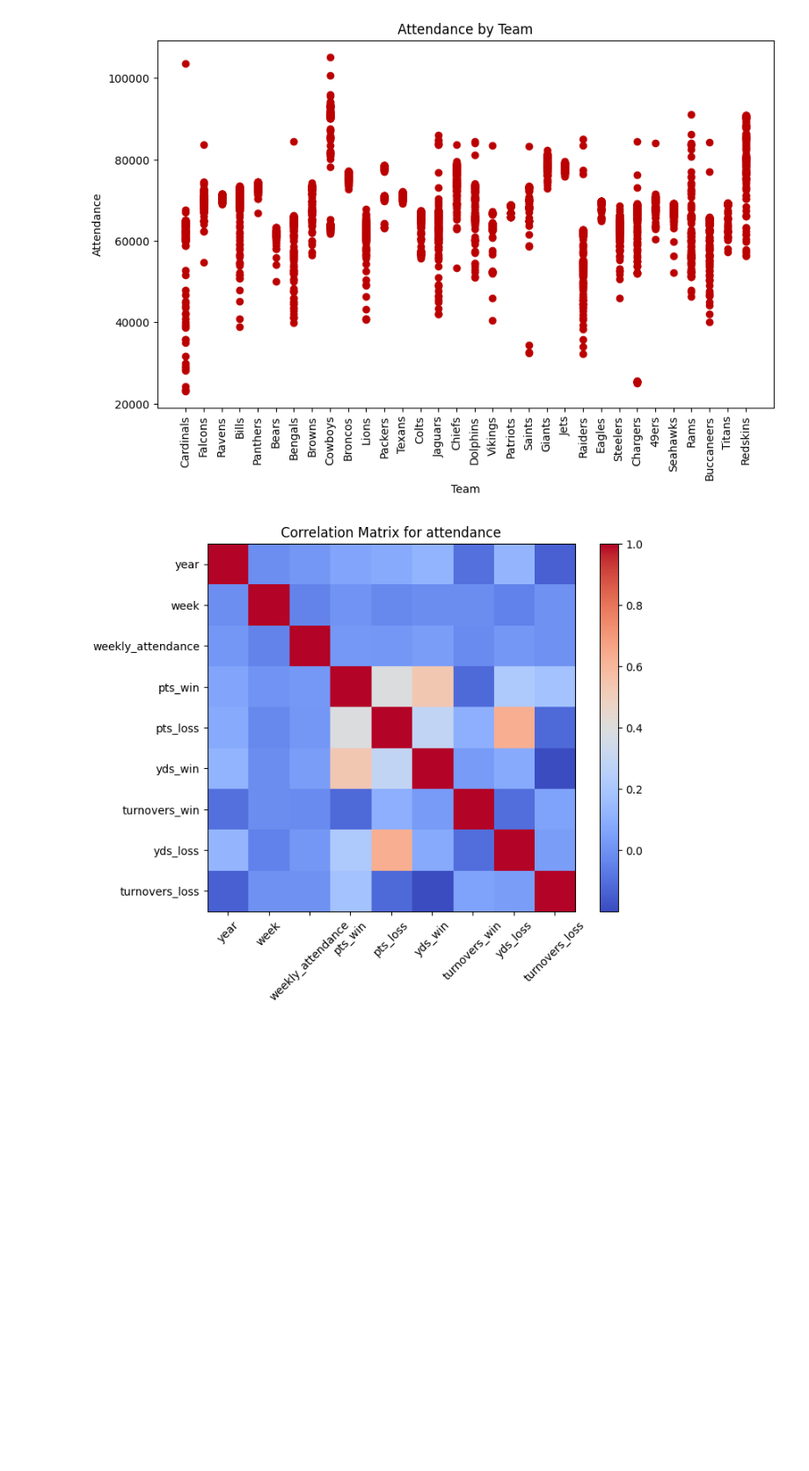
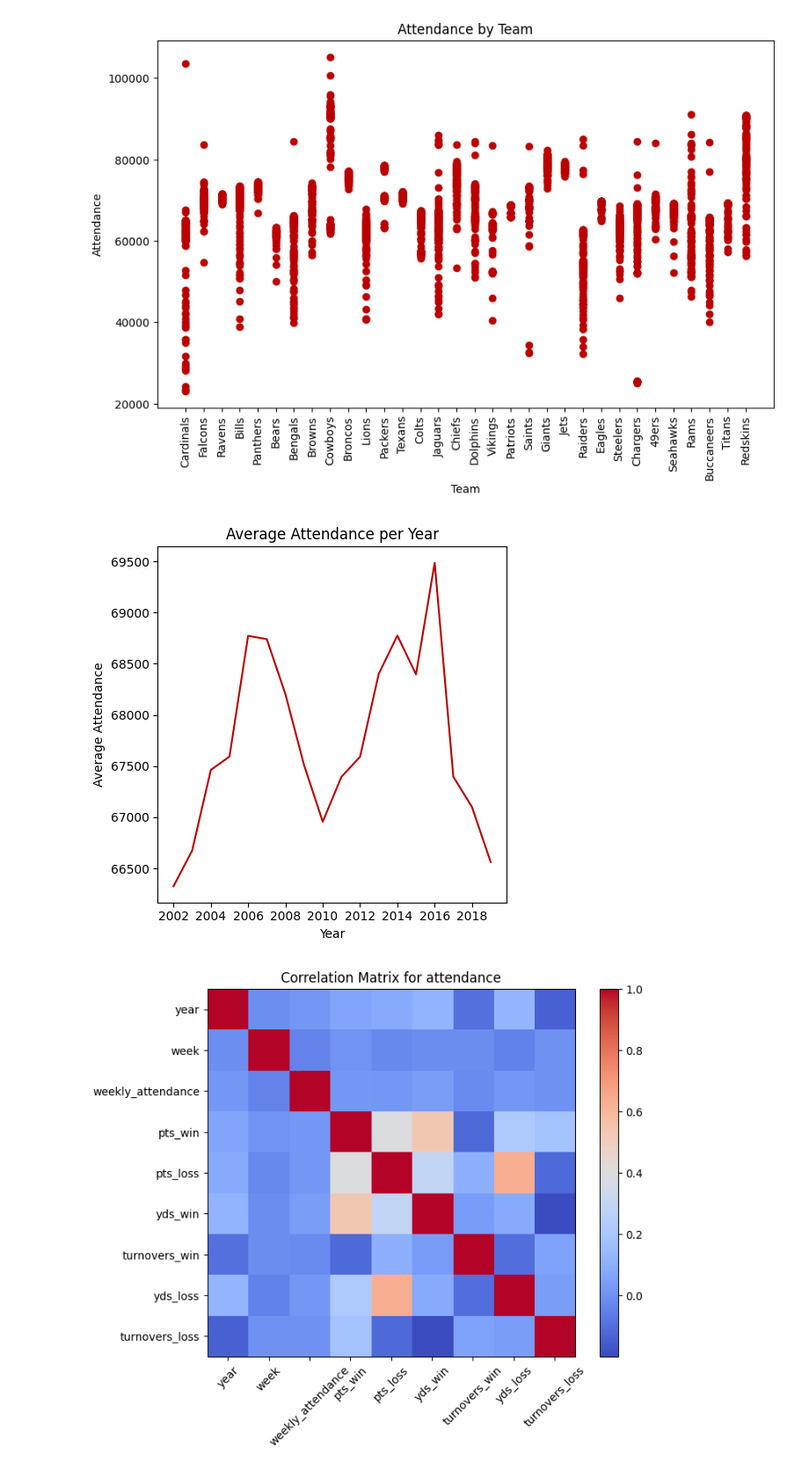
Before and after one commit to tylerbang/csc-4240-course-project, a Jupyter notebook: linear.ipynb, the cells around one changed output. Shown at 88% size. Drawn from its saved outputs; the diff is of its cells as text; code cells hidden in the pictures; blank space fills up the shorter version.

Commit message:
added more graphs

```diff
--- a/linear.ipynb
+++ b/linear.ipynb
@@ -56,6 +57,22 @@ plt.tight_layout
 plt.show()
 # %% [output]
 [figure]
+# %%
+avg_attendance_per_year = df_result.groupby('year')['weekly_attendance'].mean().reset_index()
+
+plt.figure(figsize=(5, 5))
+plt.plot(avg_attendance_per_year['year'], avg_attendance_per_year['weekly_attendance'], color='#BB0000')
+
+plt.xlabel('Year')
+plt.ylabel('Average Attendance')
+plt.title('Average Attendance per Year')
+ax = plt.gca()
+ax.xaxis.set_major_locator(MaxNLocator(integer=True))
+plt.tight_layout()
+
+plt.show()
+# %% [output]
+[figure, added]
 # %%
 plt.figure(figsize=(8,6))
 plt.imshow(correlation_matrix, cmap='coolwarm', interpolation='nearest')
```
Also changed, not shown: parts of 1 cell of this notebook.
